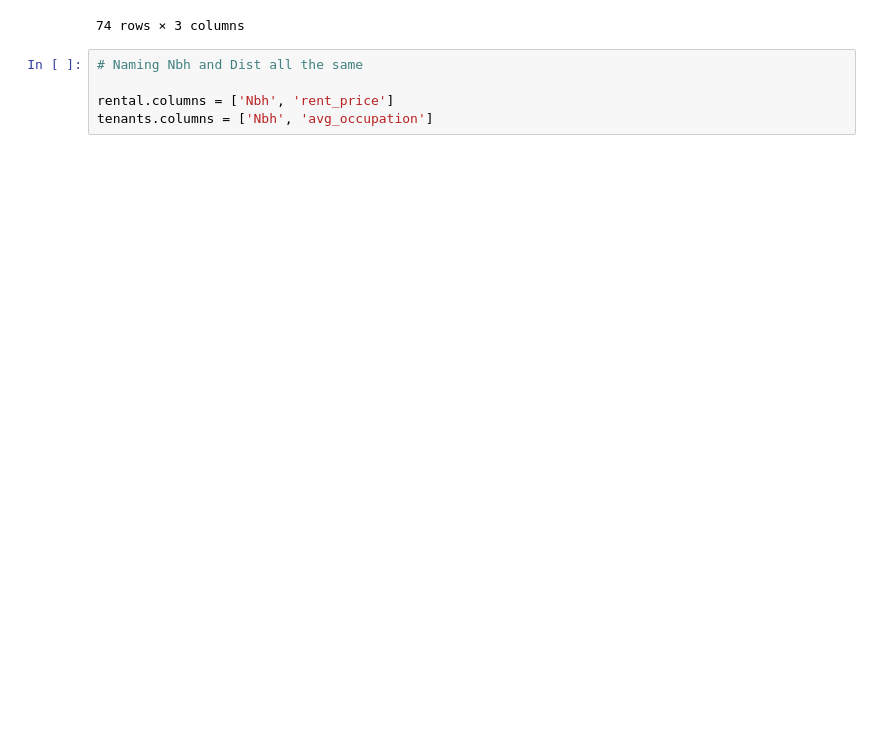
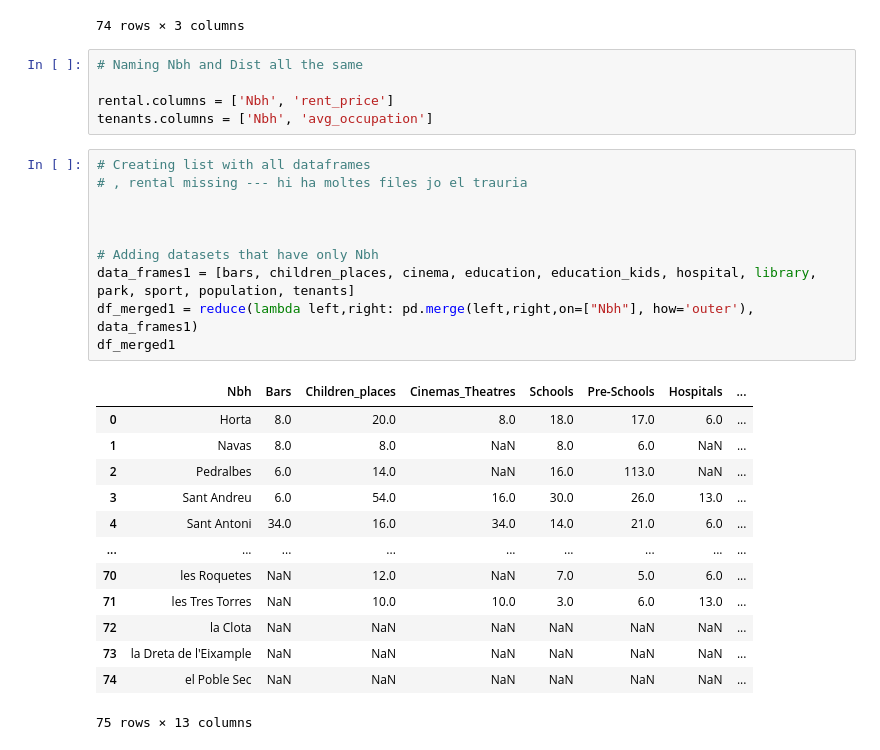
Before and after one commit to ta-data-bcn/Project-Week-2-Barcelona, a Jupyter notebook: your-project/code.ipynb, the cells around one changed output. Cells and saved outputs as stored; diff of their text form; blank space fills up the shorter version.

```diff
--- a/your-project/code.ipynb
+++ b/your-project/code.ipynb
@@ -85,3 +87,27 @@ immi_dist
 
 rental.columns = ['Nbh', 'rent_price']
 tenants.columns = ['Nbh', 'avg_occupation']
+# %%
+# Creating list with all dataframes
+# , rental missing --- hi ha moltes files jo el trauria
+
+
+
+# Adding datasets that have only Nbh
+data_frames1 = [bars, children_places, cinema, education, education_kids, hospital, library, park, sport, population, tenants]
+df_merged1 = reduce(lambda left,right: pd.merge(left,right,on=["Nbh"], how='outer'), data_frames1)
+df_merged1
+# %% [output]
+|  | Nbh | Bars | Children_places | Cinemas_Theatres | Schools | Pre-Schools | Hospitals | ... |
+| 0 | Horta | 8.0 | 20.0 | 8.0 | 18.0 | 17.0 | 6.0 | ... |
+| 1 | Navas | 8.0 | 8.0 | NaN | 8.0 | 6.0 | NaN | ... |
+| 2 | Pedralbes | 6.0 | 14.0 | NaN | 16.0 | 113.0 | NaN | ... |
+| 3 | Sant Andreu | 6.0 | 54.0 | 16.0 | 30.0 | 26.0 | 13.0 | ... |
+| 4 | Sant Antoni | 34.0 | 16.0 | 34.0 | 14.0 | 21.0 | 6.0 | ... |
+| ... | ... | ... | ... | ... | ... | ... | ... | ... |
+| 70 | les Roquetes | NaN | 12.0 | NaN | 7.0 | 5.0 | 6.0 | ... |
+| 71 | les Tres Torres | NaN | 10.0 | 10.0 | 3.0 | 6.0 | 13.0 | ... |
+| 72 | la Clota | NaN | NaN | NaN | NaN | NaN | NaN | ... |
+| 73 | la Dreta de l'Eixample | NaN | NaN | NaN | NaN | NaN | NaN | ... |
+| 74 | el Poble Sec | NaN | NaN | NaN | NaN | NaN | NaN | ... |
+75 rows × 13 columns
```
Also changed, not shown: parts of 16 cells of this notebook, 2 other files.
